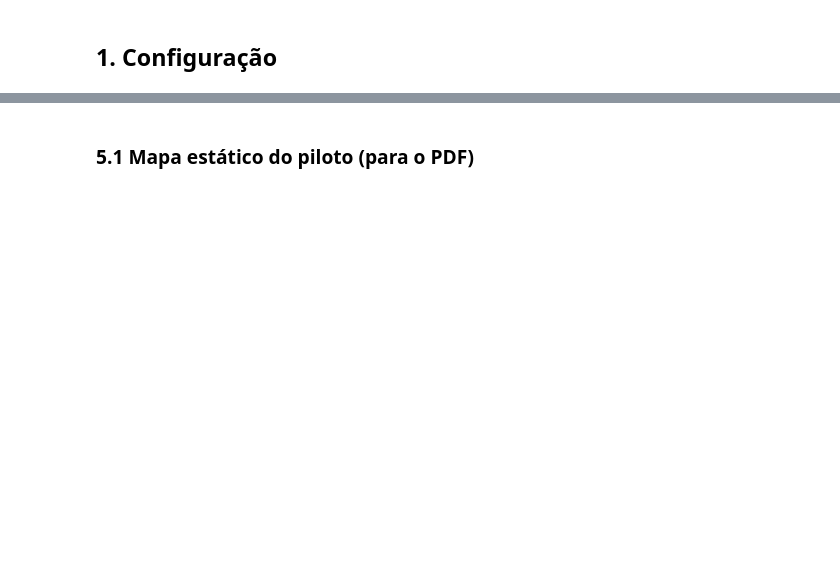
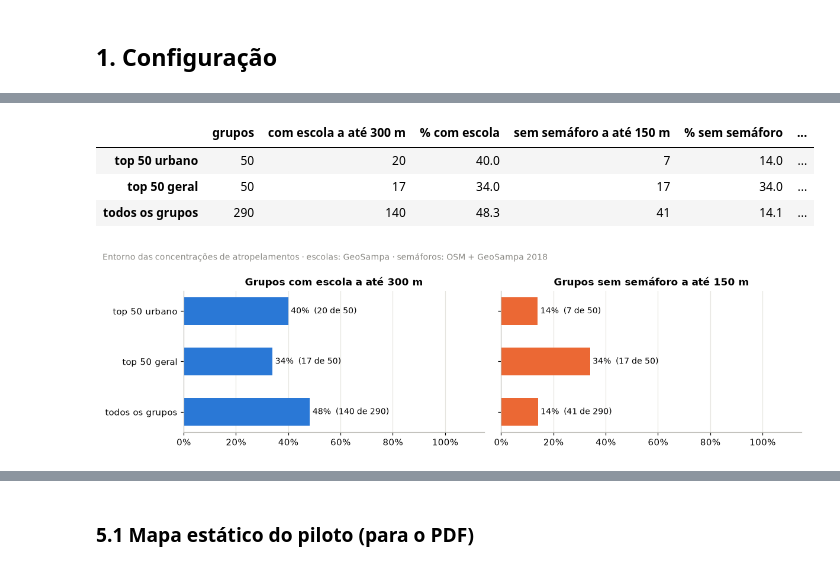
Before and after one commit to tamiresvferreira/betterway, a Jupyter notebook: 1TIAO/GLOBAL-SOLUTION-2/src/estudo_b_risco_vida/04_entorno_pontos_criticos.ipynb, the cells around one changed output, grey strips where cells are left out. Cells and saved outputs as stored; diff of their text form; code cells hidden in the pictures; blank space fills up the shorter version.

```diff
--- a/1TIAO/GLOBAL-SOLUTION-2/src/estudo_b_risco_vida/04_entorno_pontos_criticos.ipynb
+++ b/1TIAO/GLOBAL-SOLUTION-2/src/estudo_b_risco_vida/04_entorno_pontos_criticos.ipynb
@@ -431,0 +409,41 @@ implantação real, é preciso confirmar em campo ou com a CET.
+# %%
+recortes = {"top 50 urbano": clusters[clusters["rank_urbano"].between(1, 50)],
+            "top 50 geral": clusters[clusters["rank_prioridade"] <= 50],
+            "todos os grupos": clusters}
+def resumir(d):
+    return {"grupos": len(d),
+            "com escola a até 300 m": int((d["n_escolas_300m"] > 0).sum()),
+            "% com escola": round((d["n_escolas_300m"] > 0).mean() * 100, 1),
+            "sem semáforo a até 150 m": int((~d["tem_semaforo"]).sum()),
+            "% sem semáforo": round((~d["tem_semaforo"]).mean() * 100, 1),
+            "sem semáforo só pelo OSM": int((d["n_semaforos_150m"] + d["n_travessias_semaforizadas_150m"] == 0).sum()),
+            "sem semáforo só pelo GeoSampa 2018": int((d["n_geosampa_150m"] == 0).sum()),
+            "com travessia semaforizada (OSM)": int((d["n_travessias_semaforizadas_150m"] > 0).sum()),
+            "escola E sem semáforo": int(((d["n_escolas_300m"] > 0) & ~d["tem_semaforo"]).sum())}
+resumo = pd.DataFrame({n: resumir(d) for n, d in recortes.items()}).T.convert_dtypes()
+resumo
+# %% [output]
+|  | grupos | com escola a até 300 m | % com escola | sem semáforo a até 150 m | % sem semáforo | ... |
+| top 50 urbano | 50 | 20 | 40.0 | 7 | 14.0 | ... |
+| top 50 geral | 50 | 17 | 34.0 | 17 | 34.0 | ... |
+| todos os grupos | 290 | 140 | 48.3 | 41 | 14.1 | ... |
+# %%
+fig, axes = plt.subplots(1, 2, figsize=(11, 3.2), sharey=True)
+y = np.arange(len(resumo))[::-1]
+for ax, col, col_n, cor, titulo in [
+        (axes[0], "% com escola", "com escola a até 300 m", AZUL, "Grupos com escola a até 300 m"),
+        (axes[1], "% sem semáforo", "sem semáforo a até 150 m", LARANJA, "Grupos sem semáforo a até 150 m")]:
+    ax.barh(y, resumo[col], color=cor, height=0.55)
+    for yi, v, n, tot in zip(y, resumo[col], resumo[col_n], resumo["grupos"]):
+        ax.text(v + 1, yi, f"{v:.0f}%  ({int(n)} de {int(tot)})", va="center", fontsize=9)
+    ax.set_xlim(0, 115); ax.set_title(titulo, fontsize=11)
+    ax.xaxis.set_major_formatter(plt.FuncFormatter(lambda v, _: f"{v:.0f}%"))
+    ax.grid(axis="y", visible=False)
+axes[0].set_yticks(y); axes[0].set_yticklabels(resumo.index)
+fig.suptitle("Entorno das concentrações de atropelamentos · escolas: GeoSampa · semáforos: OSM + GeoSampa 2018",
+             x=0.01, ha="left", fontsize=9, color=CINZA)
+fig.tight_layout()
+salvar(fig, "04_top50_escolas_semaforos.png")
+plt.show()
+# %% [output]
+[figure, added]
```
Also changed, not shown: parts of 49 cells of this notebook, 7 other files.
